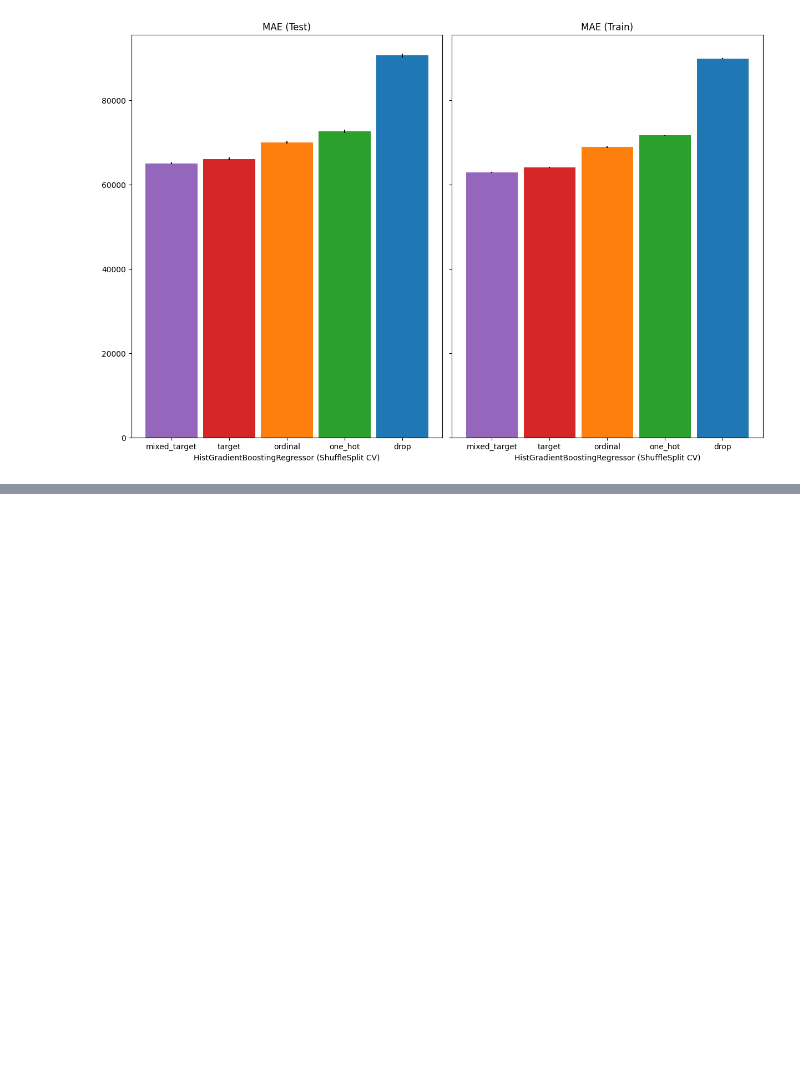
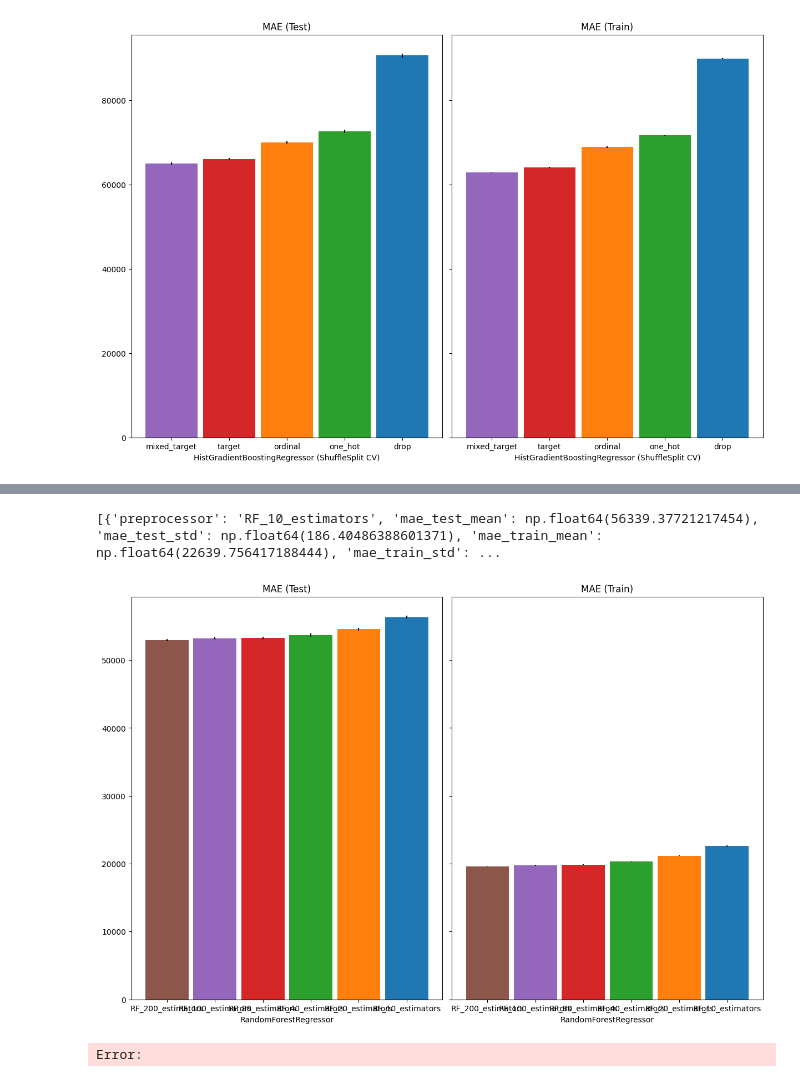
Before and after one commit to becodeorg/immo-eliza-machine-learning-olesia179, a Jupyter notebook: learning.ipynb, the cells around one changed output, grey strips where cells are left out. Cells and saved outputs as stored; diff of their text form; code cells hidden in the pictures; blank space fills up the shorter version.

```diff
--- a/learning.ipynb
+++ b/learning.ipynb
@@ -179,6 +188,65 @@ Utils.evaluate_model_and_store(X, y, 'RF_mixed', RF_pipe)
 # %%
-import joblib
+results = []
+preprocessor = ColumnTransformer(
+    [
+        ("numerical", "passthrough", numerical_features),
+        ("categorical", OrdinalEncoder(handle_unknown="use_encoded_value", unknown_value=-1), categorical_features),
+    ]
+)
+imputer = KNNImputer(add_indicator = True)
 
-N_CORES = joblib.cpu_count(only_physical_cores=True)
-print(f"Number of physical cores: {N_CORES}")
-df.isnull().sum().sort_values(ascending=False).head(20)
+for n in [10, 20, 40, 80, 100, 200] :
+    pipe = make_pipeline(
+        preprocessor, imputer, RandomForestRegressor(random_state = 0, n_estimators = n)
+    )
+    results = Utils.evaluate_model_and_store(X, y, f'RF_{n}_estimators', pipe, cv_shuffle_split, res = results)
+
+Utils.visualize_results(results, 'RandomForestRegressor')
+print(results)
+
+
+# import joblib
+
+# N_CORES = joblib.cpu_count(only_physical_cores=True)
+# print(f"Number of physical cores: {N_CORES}")
+
+# import sklearn
+# sklearn.__version__
+
+# cv = 5
+# 10 [{'preprocessor': 'RF_mixed', 'mae_test_mean': 74066.02224320958, 'mae_test_std': 4519.617048746671, 'mae_train_mean': np.float64(30281.23555453936), 'mae_train_std': np.float64(532.2743772825276)}]
+# 20 [{'preprocessor': 'RF_mixed', 'mae_test_mean': 72055.16786807033, 'mae_test_std': 4666.737317961463, 'mae_train_mean': np.float64(28767.310994755786), 'mae_train_std': np.float64(326.5353973465239)}]
+# 40 [{'preprocessor': 'RF_mixed', 'mae_test_mean': 71220.4440704635, 'mae_test_std': 4806.345777440669, 'mae_train_mean': np.float64(28101.317570835236), 'mae_train_std': np.float64(433.7565218833997)}]
+# 100 [{'preprocessor': 'RF_mixed', 'mae_test_mean': 70792.0981802605, 'mae_test_std': 5077.062412670087, 'mae_train_mean': np.float64(27227.863500398213), 'mae_train_std': np.float64(351.0547129906974)}]
+# cv = ShuffleSplit
+# imput strategy = 'most_frequent'
+# 10 [{'preprocessor': 'RF_mixed', 'mae_test_mean': 57402.51838511275, 'mae_test_std': 262.05988736794205, 'mae_train_mean': np.float64(31275.45000069499), 'mae_train_std': np.float64(303.15856560996014)}]
+# 20 [{'preprocessor': 'RF_mixed', 'mae_test_mean': 55770.280801110806, 'mae_test_std': 164.6662356240336, 'mae_train_mean': np.float64(29750.36747102884), 'mae_train_std': np.float64(221.1771759155025)}]
+# 40 [{'preprocessor': 'RF_mixed', 'mae_test_mean': 54828.61959623456, 'mae_test_std': 84.12897356772608, 'mae_train_mean': np.float64(28841.36450312996), 'mae_train_std': np.float64(191.798492942728)}]
+# 80 [{'preprocessor': 'RF_mixed', 'mae_test_mean': 54438.149266576256, 'mae_test_std': 168.52418844060693, 'mae_train_mean': np.float64(28423.870688516392), 'mae_train_std': np.float64(102.57082878119172)}]
+# 100 [{'preprocessor': 'RF_mixed', 'mae_test_mean': 54316.075178356994, 'mae_test_std': 169.19241919138344, 'mae_train_mean': np.float64(28337.518931280378), 'mae_train_std': np.float64(93.89834809919317)}]
+
+# imput strategy = 'constant'
+# 10 [{'preprocessor': 'RF_mixed', 'mae_test_mean': 57274.11556649553, 'mae_test_std': 251.62271716502997, 'mae_train_mean': np.float64(30836.778439205587), 'mae_train_std': np.float64(187.45037644141988)}]
+# 20 [{'preprocessor': 'RF_mixed', 'mae_test_mean': 55652.7992681767, 'mae_test_std': 151.71169059781306, 'mae_train_mean': np.float64(29217.389287709946), 'mae_train_std': np.float64(133.2039738491241)}]
+# 40 [{'preprocessor': 'RF_mixed', 'mae_test_mean': 54620.68587364301, 'mae_test_std': 146.33745831780962, 'mae_train_mean': np.float64(28470.83546020522), 'mae_train_std': np.float64(67.663587782853)}]
+# 80 [{'preprocessor': 'RF_mixed', 'mae_test_mean': 54155.33799103058, 'mae_test_std': 136.38611047332353, 'mae_train_mean': np.float64(27837.51809506091), 'mae_train_std': np.float64(149.76616095673933)}]
+# 100 [{'preprocessor': 'RF_mixed', 'mae_test_mean': 54058.31109605188, 'mae_test_std': 167.40827777128754, 'mae_train_mean': np.float64(27766.41338526213), 'mae_train_std': np.float64(293.9656854248045)}]
+# 200 [{'preprocessor': 'RF_mixed', 'mae_test_mean': 53779.831219597974, 'mae_test_std': 176.1449414364917, 'mae_train_mean': np.float64(27558.992090182255), 'mae_train_std': np.float64(80.56718971694998)}]
+# KNNImputer
+# [{'preprocessor': 'RF_10_estimators', 'mae_test_mean': np.float64(56339.37721217454), 'mae_test_std': np.float64(186.40486388601371),
+#                                       'mae_train_mean': np.float64(22639.756417188444), 'mae_train_std': np.float64(68.93386006374557)},
+# {'preprocessor': 'RF_20_estimators', 'mae_test_mean': np.float64(54551.74647487652), 'mae_test_std': np.float64(189.99297242944493),
+#                                       'mae_train_mean': np.float64(21169.24023372001), 'mae_train_std': np.float64(67.81124906565006)},
+# {'preprocessor': 'RF_40_estimators', 'mae_test_mean': np.float64(53659.40339537134), 'mae_test_std': np.float64(231.46840065668528),
+#                                       'mae_train_mean': np.float64(20288.42509415179), 'mae_train_std': np.float64(56.495563154585156)},
+# {'preprocessor': 'RF_80_estimators', 'mae_test_mean': np.float64(53246.25008945294), 'mae_test_std': np.float64(166.8443321916972),
+#                                       'mae_train_mean': np.float64(19842.154526449944), 'mae_train_std': np.float64(38.53965308500937)},
+# {'preprocessor': 'RF_100_estimators', 'mae_test_mean': np.float64(53180.82481836948), 'mae_test_std': np.float64(155.6215065928101),
+#                                       'mae_train_mean': np.float64(19752.233208111506), 'mae_train_std': np.float64(43.20415489681474)},
+# {'preprocessor': 'RF_200_estimators', 'mae_test_mean': np.float64(52947.94953843464), 'mae_test_std': np.float64(132.87466380262927),
+#                                       'mae_train_mean': np.float64(19567.296476774012), 'mae_train_std': np.float64(44.45871392577869)}]
+# %% [output]
+[{'preprocessor': 'RF_10_estimators', 'mae_test_mean': np.float64(56339.37721217454), 'mae_test_std': np.float64(186.40486388601371), 'mae_train_mean': np.float64(22639.756417188444), 'mae_train_std': ...
+[figure, added]
+Error:
```
Also changed, not shown: parts of 4 cells of this notebook.
